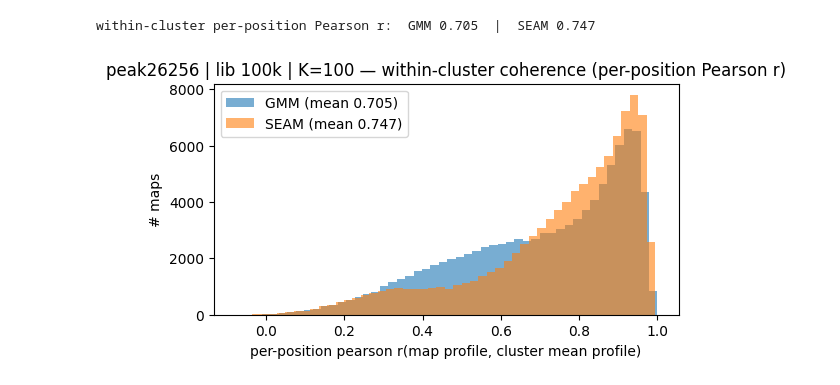
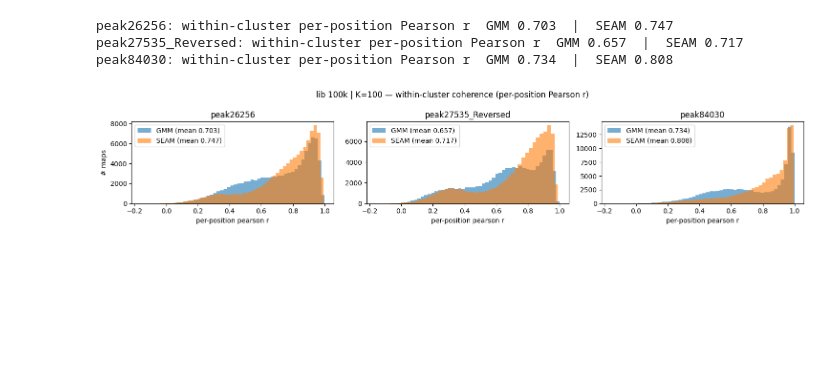
Before and after one commit to pabmantilla/Bg_VBGMM, a Jupyter notebook: init_impliment/scripts/k562_lentimpra/val_bggmm.ipynb, the cells around one changed output. Saved outputs shown, nothing was run; the diff lists cells and outputs as text; code cells hidden in the pictures; blank space fills up the shorter version.

```diff
--- a/init_impliment/scripts/k562_lentimpra/val_bggmm.ipynb
+++ b/init_impliment/scripts/k562_lentimpra/val_bggmm.ipynb
@@ -43,12 +62,14 @@ peak26256  |  lib 100k  |  K=100  |  GMM vs SEAM foregrounds_kmeans100
 # %%
-# compare the two clusterings' distributions: cluster size and foreground strength (no matching)
-fig, ax = plt.subplots(1, 2, figsize=(11, 3))
-ax[0].hist(Nk[Nk >= 1], bins=30, alpha=.6, label="GMM")
-ax[0].hist(seam_n[seam_n >= 1], bins=30, alpha=.6, label="SEAM")
-ax[0].set_xlabel("cluster size (occupancy)"); ax[0].set_ylabel("# clusters"); ax[0].legend()
-ax[1].hist(gmm_fg_norm, bins=30, alpha=.6, label="GMM")
-ax[1].hist(seam_fg_norm, bins=30, alpha=.6, label="SEAM")
-ax[1].set_xlabel("foreground L2 norm"); ax[1].legend()
-fig.suptitle(f"{peak} | lib {lib} | K={K}  — GMM vs SEAM cluster summary (no matching)")
+# compare the two clusterings' distributions per peak: cluster size and foreground strength (no matching)
+fig, axes = plt.subplots(len(peaks), 2, figsize=(11, 3*len(peaks)))
+for row, (peak, d) in zip(axes, fits.items()):
+    row[0].hist(d["Nk"][d["Nk"] >= 1], bins=30, alpha=.6, label="GMM")
+    row[0].hist(d["seam_n"][d["seam_n"] >= 1], bins=30, alpha=.6, label="SEAM")
+    row[0].set_ylabel(f"{peak}\n# clusters"); row[0].legend()
+    row[1].hist(np.linalg.norm(d["mu_fg"], axis=1), bins=30, alpha=.6, label="GMM")
+    row[1].hist(np.linalg.norm(d["seam_fg"], axis=1), bins=30, alpha=.6, label="SEAM")
+    row[1].legend()
+axes[-1, 0].set_xlabel("cluster size (occupancy)"); axes[-1, 1].set_xlabel("foreground L2 norm")
+fig.suptitle(f"lib {lib} | K={K} — free-bg GMM vs SEAM cluster summary (no matching)")
 plt.tight_layout(); plt.show()
 # %% [output]
@@ -86,27 +95,24 @@ within-cluster cosine to cluster mean:  GMM 0.705  |  SEAM 0.743
 # %%
 # per-position coherence: Pearson r between each map's positional importance profile and its cluster mean's
 # (profile = per-position L2 magnitude over the 4 channels; correlation taken over the 200 positions)
 def pos_profile(v):                                    # (M, 800) signed maps -> (M, 200) per-position magnitude
     return np.linalg.norm(v.reshape(v.shape[0], -1, 4), axis=2)
 
-def pearson_pos(centers, assign):
-    P  = pos_profile(X);       P  = P - P.mean(1, keepdims=True);  P  /= np.linalg.norm(P,  axis=1, keepdims=True)
-    C  = pos_profile(centers); C  = C - C.mean(1, keepdims=True);  C  /= np.linalg.norm(C,  axis=1, keepdims=True)
-    return (P * C[assign]).sum(1)
-
-# GMM: centroid = empirical mean of the maps hard-assigned to each component (reuse gmm_means from cosine cell)
-gmm_r = pearson_pos(gmm_means, gmm_labels)
-
-# SEAM: centroid = empirical mean of the maps in each k-means cluster
-seam_r = pearson_pos(seam_means, seam_labels)
-
-print(f"within-cluster per-position Pearson r:  GMM {gmm_r.mean():.3f}  |  SEAM {seam_r.mean():.3f}")
-plt.figure(figsize=(6, 3))
-plt.hist(gmm_r,  bins=50, alpha=.6, label=f"GMM (mean {gmm_r.mean():.3f})")
-plt.hist(seam_r, bins=50, alpha=.6, label=f"SEAM (mean {seam_r.mean():.3f})")
-plt.xlabel("per-position pearson r(map profile, cluster mean profile)"); plt.ylabel("# maps"); plt.legend()
-plt.title(f"{peak} | lib {lib} | K={K} — within-cluster coherence (per-position Pearson r)")
-plt.show()
+fig, axes = plt.subplots(1, len(peaks), figsize=(5*len(peaks), 3), sharex=True)
+for ax, (peak, d) in zip(axes, fits.items()):
+    P  = pos_profile(d["X"]);          P  -= P.mean(1, keepdims=True);  P  /= np.linalg.norm(P,  axis=1, keepdims=True)
+    Cg = pos_profile(d["gmm_means"]);  Cg -= Cg.mean(1, keepdims=True); Cg /= np.linalg.norm(Cg, axis=1, keepdims=True)
+    Cs = pos_profile(d["seam_means"]); Cs -= Cs.mean(1, keepdims=True); Cs /= np.linalg.norm(Cs, axis=1, keepdims=True)
+    gmm_r  = (P * Cg[d["gmm_labels"]]).sum(1)
+    seam_r = (P * Cs[d["seam_labels"]]).sum(1)
+    ax.hist(gmm_r,  bins=50, alpha=.6, label=f"GMM (mean {gmm_r.mean():.3f})")
+    ax.hist(seam_r, bins=50, alpha=.6, label=f"SEAM (mean {seam_r.mean():.3f})")
+    ax.set_title(peak); ax.set_xlabel("per-position pearson r"); ax.legend()
+    print(f"{peak}: within-cluster per-position Pearson r  GMM {gmm_r.mean():.3f}  |  SEAM {seam_r.mean():.3f}")
+axes[0].set_ylabel("# maps")
+fig.suptitle(f"lib {lib} | K={K} — within-cluster coherence (per-position Pearson r)"); plt.tight_layout(); plt.show()
 # %% [output]
-within-cluster per-position Pearson r:  GMM 0.705  |  SEAM 0.747
+peak26256: within-cluster per-position Pearson r  GMM 0.703  |  SEAM 0.747
+peak27535_Reversed: within-cluster per-position Pearson r  GMM 0.657  |  SEAM 0.717
+peak84030: within-cluster per-position Pearson r  GMM 0.734  |  SEAM 0.808
-[figure, old version]
+[figure, new version]
```
Also changed, not shown: parts of 4 cells of this notebook.
